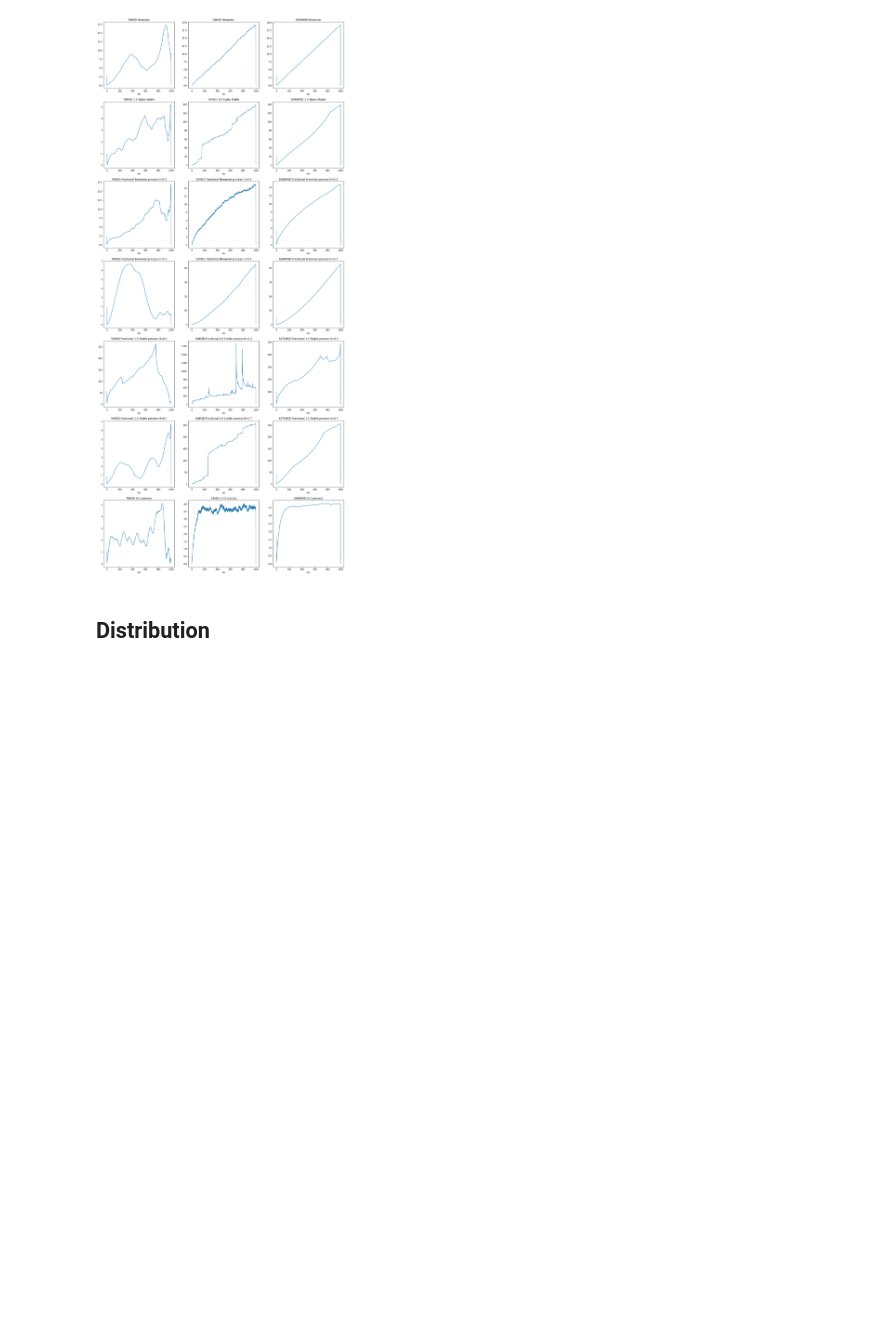
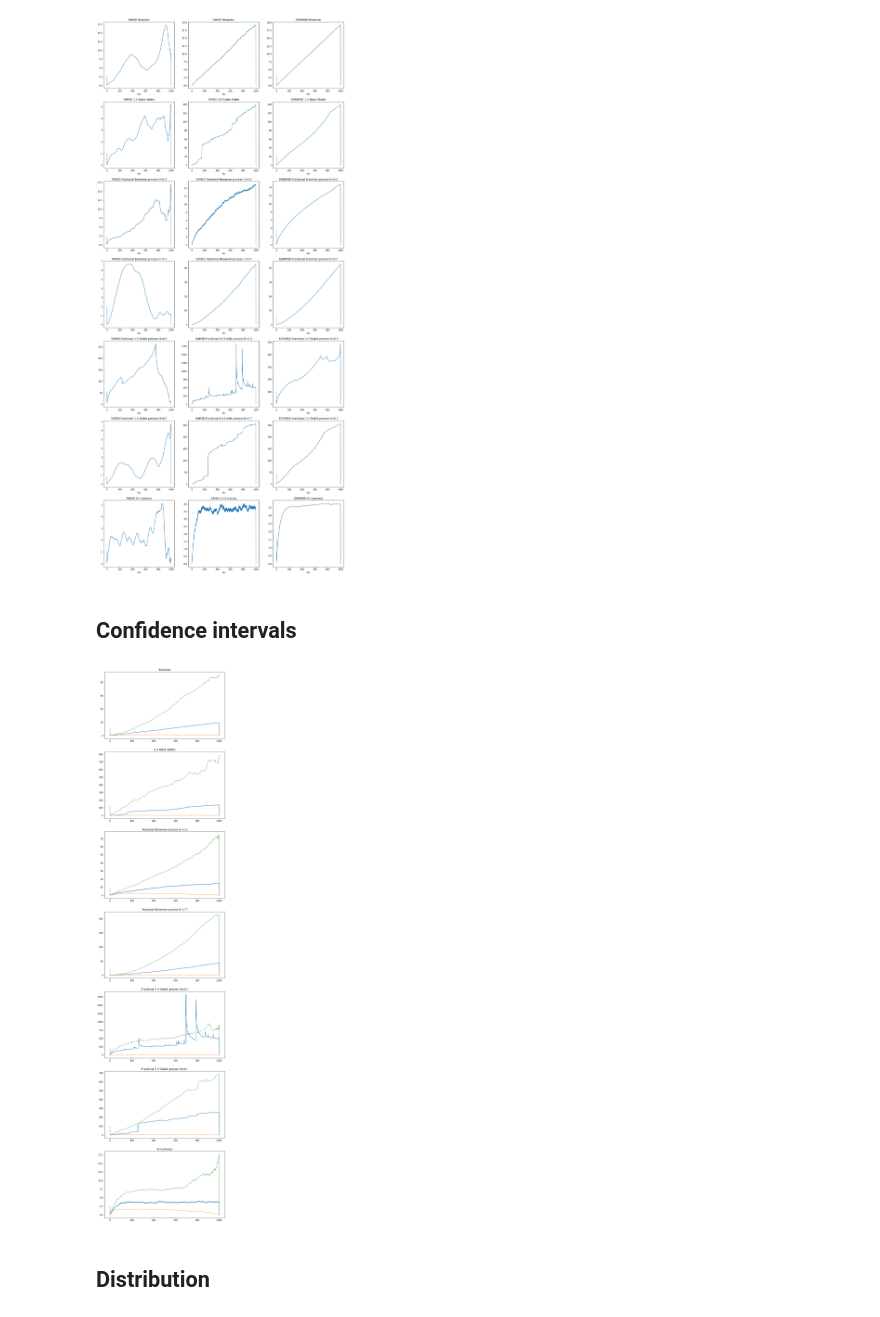
Before and after one commit to chwilko/CSoS, a Jupyter notebook: Python3/Task_list_3/Task_1.ipynb, the cells around one changed output. Drawn from its saved outputs; the diff is of its cells as text; code cells hidden in the pictures; blank space fills up the shorter version.

```diff
--- a/Python3/Task_list_3/Task_1.ipynb
+++ b/Python3/Task_list_3/Task_1.ipynb
@@ -435,6 +435,21 @@ for i, name in enumerate(names_proceses):
     ax_q.set_title(f"EATAMSD {name}");
 # %% [output]
 [figure]
+# %% [markdown]
+## Confidence intervals
+# %%
+taus = np.arange(0, N, 1)
+fig, axs = plt.subplots(nrows = 7, figsize = (Image_width, 7 * 2 / 3 * Image_width)) # Image_width as 1.5 Image_width
+
+for i, (name, proces) in enumerate(proceses):
+    lower, upper = TAMSD_confidence_intervals(proces, taus, alpha = 0.05)
+    ax = axs[i]
+    ax.plot(EAMSDs[i,:])
+    ax.plot(lower, '--')
+    ax.plot(upper, '--')
+    ax.set_title(name)
+# %% [output]
+[figure, added]
 # %% [markdown]
 ## Distribution
 # %% [markdown]
```
Also changed, not shown: parts of 6 cells of this notebook.
